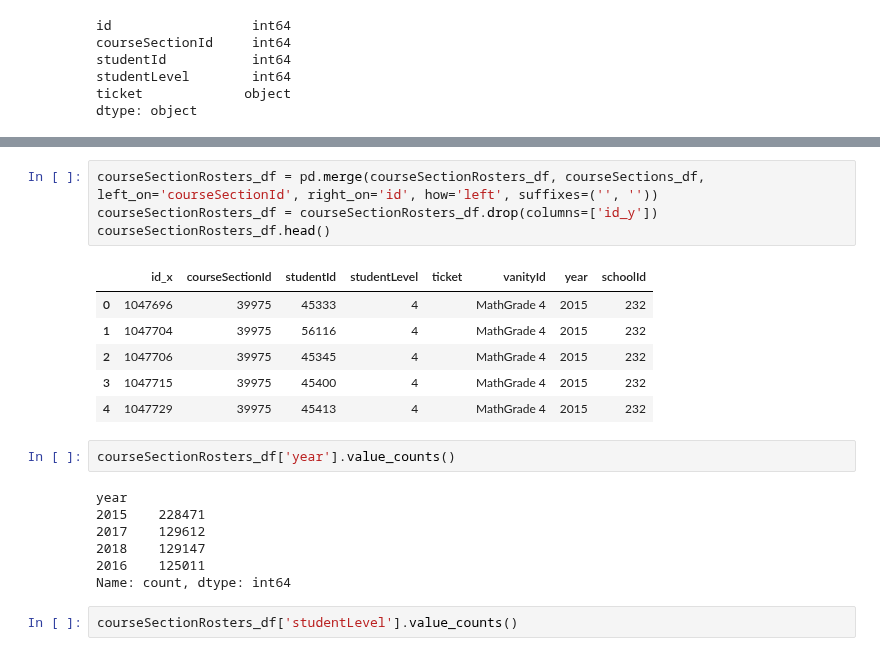
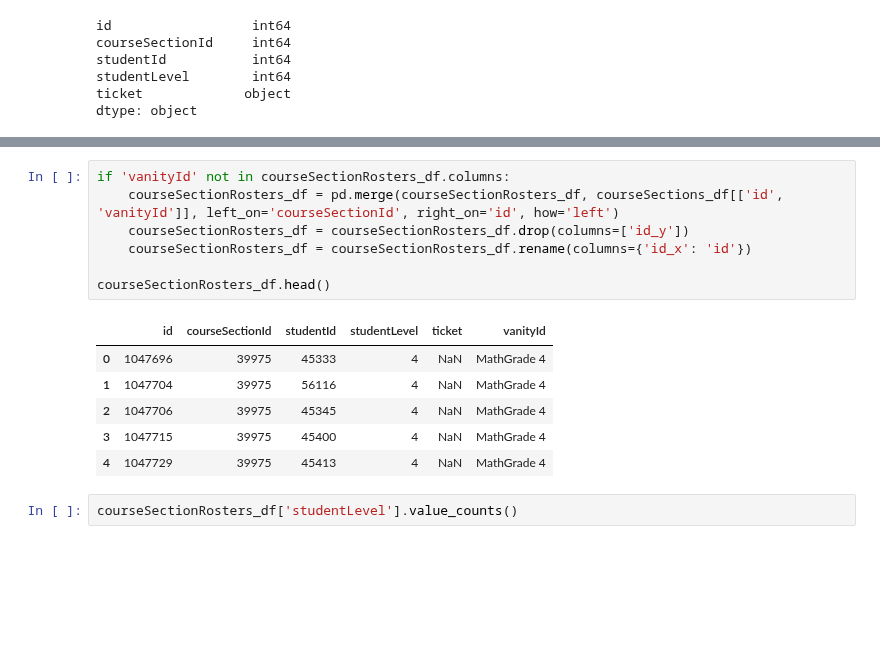
Before and after one commit to level-data-1a/predicting-proficiency, a Jupyter notebook: allison-explore.ipynb, the cells around one changed output, grey strips where cells are left out. Saved outputs shown, nothing was run; the diff lists cells and outputs as text; blank space fills up the shorter version.

```diff
--- a/allison-explore.ipynb
+++ b/allison-explore.ipynb
@@ -162,23 +148,17 @@ courseSectionRosters_df.head()
 # %%
-courseSectionRosters_df = pd.merge(courseSectionRosters_df, courseSections_df, left_on='courseSectionId', right_on='id', how='left', suffixes=('', ''))
-courseSectionRosters_df = courseSectionRosters_df.drop(columns=['id_y'])
+if 'vanityId' not in courseSectionRosters_df.columns:
+    courseSectionRosters_df = pd.merge(courseSectionRosters_df, courseSections_df[['id', 'vanityId']], left_on='courseSectionId', right_on='id', how='left')
+    courseSectionRosters_df = courseSectionRosters_df.drop(columns=['id_y'])
+    courseSectionRosters_df = courseSectionRosters_df.rename(columns={'id_x': 'id'})
+
 courseSectionRosters_df.head()
 # %% [output]
-|  | id_x | courseSectionId | studentId | studentLevel | ticket | vanityId | year | schoolId |
-| 0 | 1047696 | 39975 | 45333 | 4 |  | MathGrade 4 | 2015 | 232 |
-| 1 | 1047704 | 39975 | 56116 | 4 |  | MathGrade 4 | 2015 | 232 |
-| 2 | 1047706 | 39975 | 45345 | 4 |  | MathGrade 4 | 2015 | 232 |
-| 3 | 1047715 | 39975 | 45400 | 4 |  | MathGrade 4 | 2015 | 232 |
-| 4 | 1047729 | 39975 | 45413 | 4 |  | MathGrade 4 | 2015 | 232 |
+|  | id | courseSectionId | studentId | studentLevel | ticket | vanityId |
+| 0 | 1047696 | 39975 | 45333 | 4 | NaN | MathGrade 4 |
+| 1 | 1047704 | 39975 | 56116 | 4 | NaN | MathGrade 4 |
+| 2 | 1047706 | 39975 | 45345 | 4 | NaN | MathGrade 4 |
+| 3 | 1047715 | 39975 | 45400 | 4 | NaN | MathGrade 4 |
+| 4 | 1047729 | 39975 | 45413 | 4 | NaN | MathGrade 4 |
-# %%
-courseSectionRosters_df['year'].value_counts()
-# %% [output]
-year
-2015    228471
-2017    129612
-2018    129147
-2016    125011
-Name: count, dtype: int64
 # %%
 courseSectionRosters_df['studentLevel'].value_counts()
 # %% [output]
```
Also changed, not shown: parts of 22 cells of this notebook.
